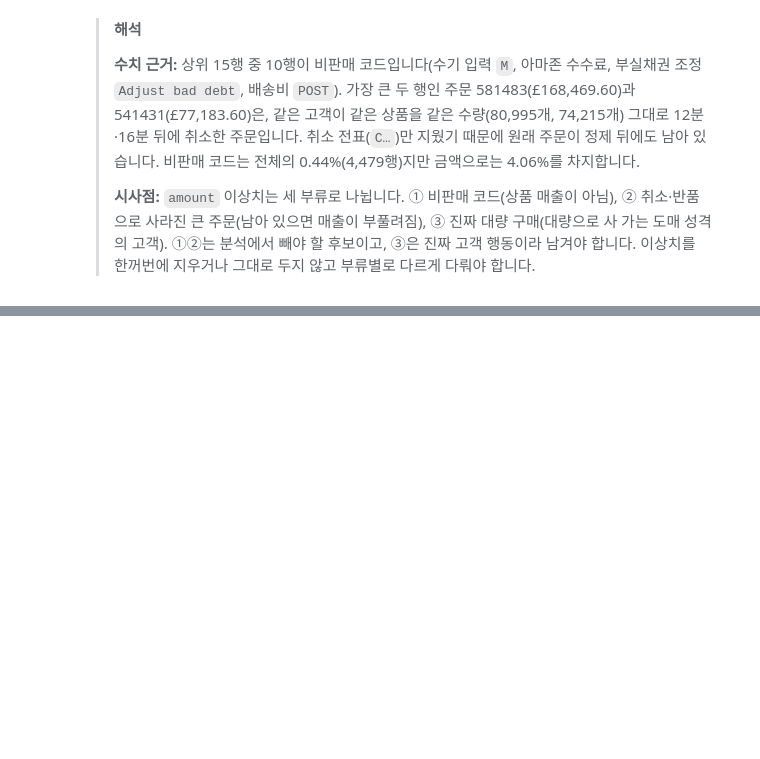
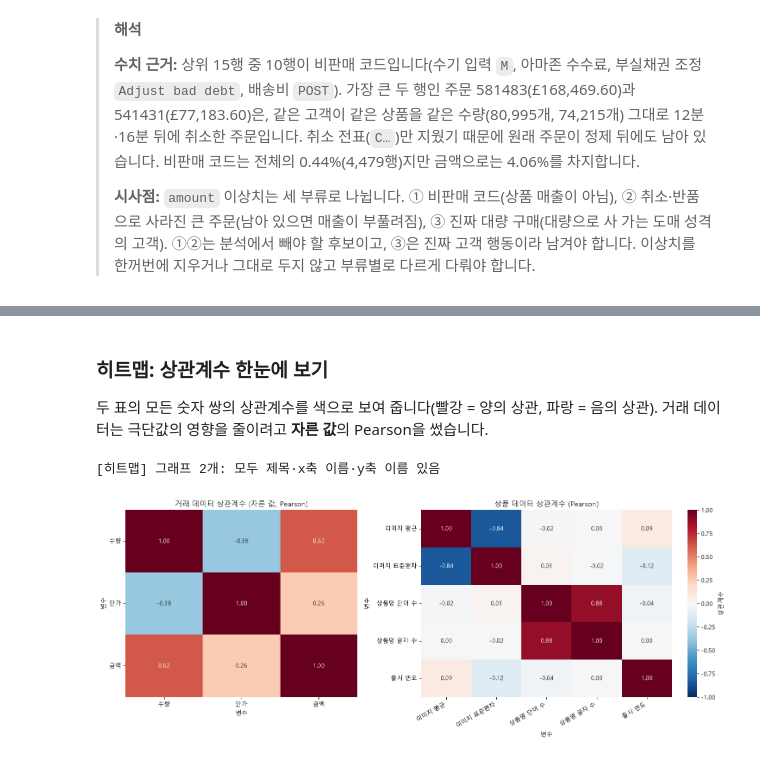
Before and after one commit to byungwoo2026/shopping-rfm-analysis_A1-1, a Jupyter notebook: notebooks/analysis_report.ipynb, the cells around one changed output, grey strips where cells are left out. Cells and saved outputs as stored; diff of their text form; code cells hidden in the pictures; blank space fills up the shorter version.

```diff
--- a/notebooks/analysis_report.ipynb
+++ b/notebooks/analysis_report.ipynb
@@ -1273,0 +1498,28 @@ plt.show()
+# %% [markdown]
+### 히트맵: 상관계수 한눈에 보기
+
+두 표의 모든 숫자 쌍의 상관계수를 색으로 보여 줍니다(빨강 = 양의 상관, 파랑 = 음의 상관). 거래 데이터는 극단값의 영향을 줄이려고 **자른 값**의 Pearson을 썼습니다.
+# %%
+retail_corr = retail_df[["quantity_clipped", "price_clipped", "amount_clipped"]].corr()
+retail_corr.index = retail_corr.columns = ["수량", "단가", "금액"]                       # 보기 쉬운 이름으로
+fashion_corr = fashion_df[["image_mean", "image_std", "name_word_count", "name_char_count", "year"]].corr()
+fashion_corr.index = fashion_corr.columns = ["이미지 평균", "이미지 표준편차", "상품명 단어 수", "상품명 글자 수", "출시 연도"]
+
+fig, axes = plt.subplots(1, 2, figsize=(15, 5.8), gridspec_kw={"width_ratios": [1, 1.35]})
+sns.heatmap(retail_corr, annot=True, fmt=".2f", cmap="RdBu_r", vmin=-1, vmax=1, ax=axes[0], cbar=False)
+axes[0].set_title("거래 데이터 상관계수 (자른 값, Pearson)")
+sns.heatmap(fashion_corr, annot=True, fmt=".2f", cmap="RdBu_r", vmin=-1, vmax=1, ax=axes[1], cbar_kws={"label": "상관계수"})
+axes[1].set_title("상품 데이터 상관계수 (Pearson)")
+for ax in axes:
+    ax.set_xlabel("변수")
+    ax.set_ylabel("변수")
+    ax.tick_params(axis="y", labelrotation=0)                                # 글자가 세로로 돌아가지 않게
+axes[0].tick_params(axis="x", labelrotation=0)
+plt.setp(axes[1].get_xticklabels(), rotation=30, ha="right")                 # 긴 이름은 비스듬히
+fig.tight_layout()
+check_labels(fig, "히트맵")
+fig.savefig(IMAGES_DIR / "correlation_heatmap.png", dpi=150, bbox_inches="tight")
+plt.show()
+# %% [output]
+[히트맵] 그래프 2개: 모두 제목·x축 이름·y축 이름 있음
+[figure, added]
```
Also changed, not shown: parts of 106 cells of this notebook, 6 other files.
